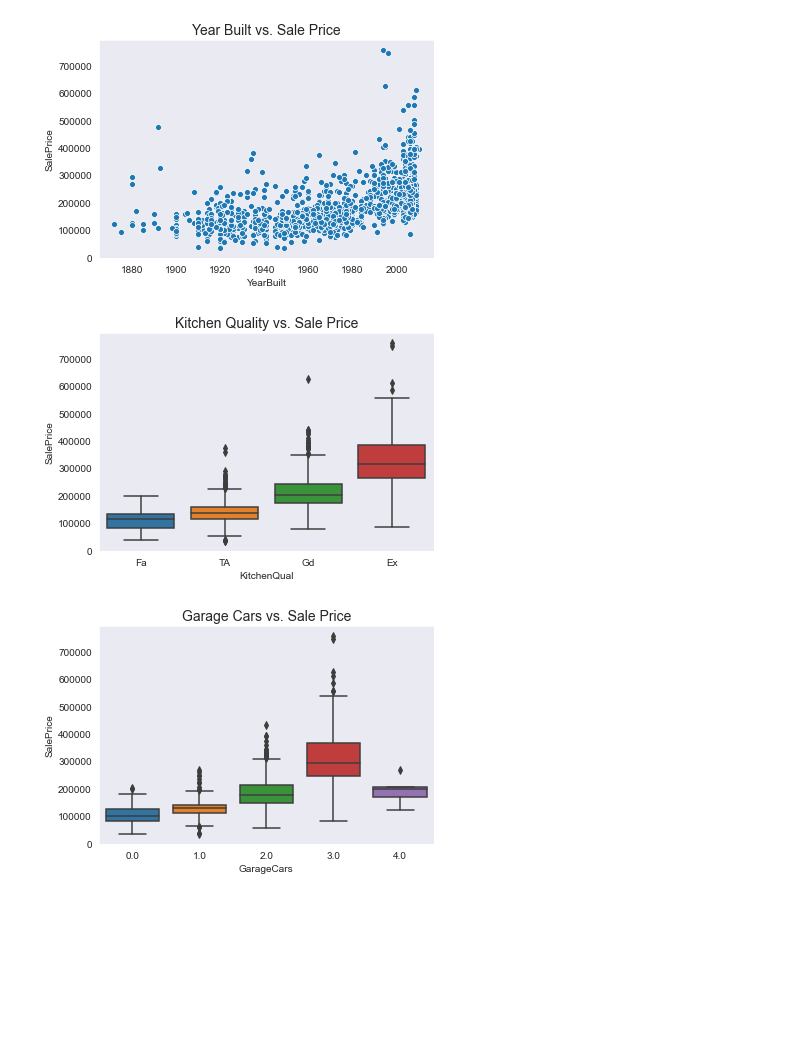
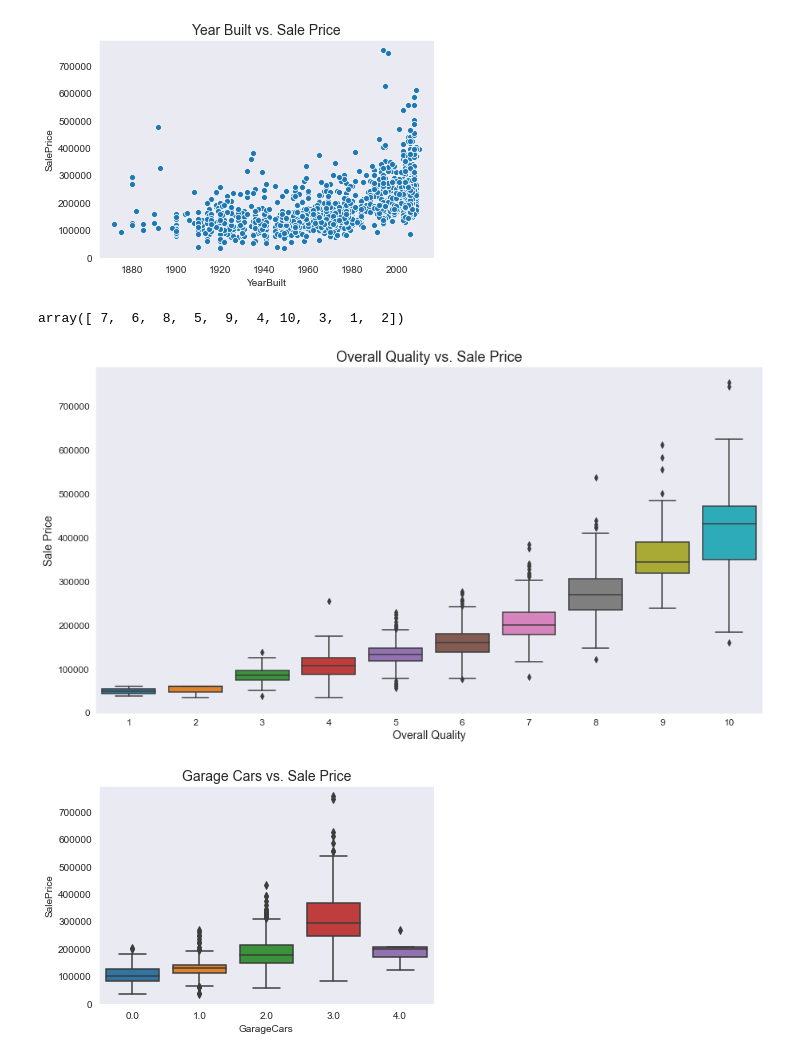
Before and after one commit to MLondon1027/Boston_Area_Real_Estate, a Jupyter notebook: Housing_2.ipynb, the cells around one changed output. Cells and saved outputs as stored; diff of their text form; code cells hidden in the pictures; blank space fills up the shorter version.

```diff
--- a/Housing_2.ipynb
+++ b/Housing_2.ipynb
@@ -102,11 +105,21 @@ sns.scatterplot(x='YearBuilt', y='SalePrice', data=data)
 plt.title('Year Built vs. Sale Price', size=14);
 # %% [output]
 [figure]
-# %%
-sns.boxplot(x='KitchenQual', y='SalePrice', order = ['Fa', 'TA', 'Gd', 'Ex'], data=data)
-plt.title('Kitchen Quality vs. Sale Price', size=14);
-# %% [output]
-[figure, removed]
+# %%
+data['OverallQual'].unique()
+# %% [output]
+array([ 7,  6,  8,  5,  9,  4, 10,  3,  1,  2])
+# %%
+
+plt.figure(figsize=(15,8))
+ax = sns.boxplot(x='OverallQual', y='SalePrice', data=data)
+plt.title('Overall Quality vs. Sale Price', size=18)
+ax.set_xlabel(xlabel='Overall Quality', size=14)
+ax.set_ylabel(ylabel='Sale Price', size=14)
+plt.xticks(size=12)
+plt.yticks(size=12);
+# %% [output]
+[figure, added]
 # %%
 sns.boxplot(x='GarageCars', y='SalePrice', data=data)
 plt.title('Garage Cars vs. Sale Price', size=14);
```
Also changed, not shown: parts of 2 cells of this notebook, 2 other files.
